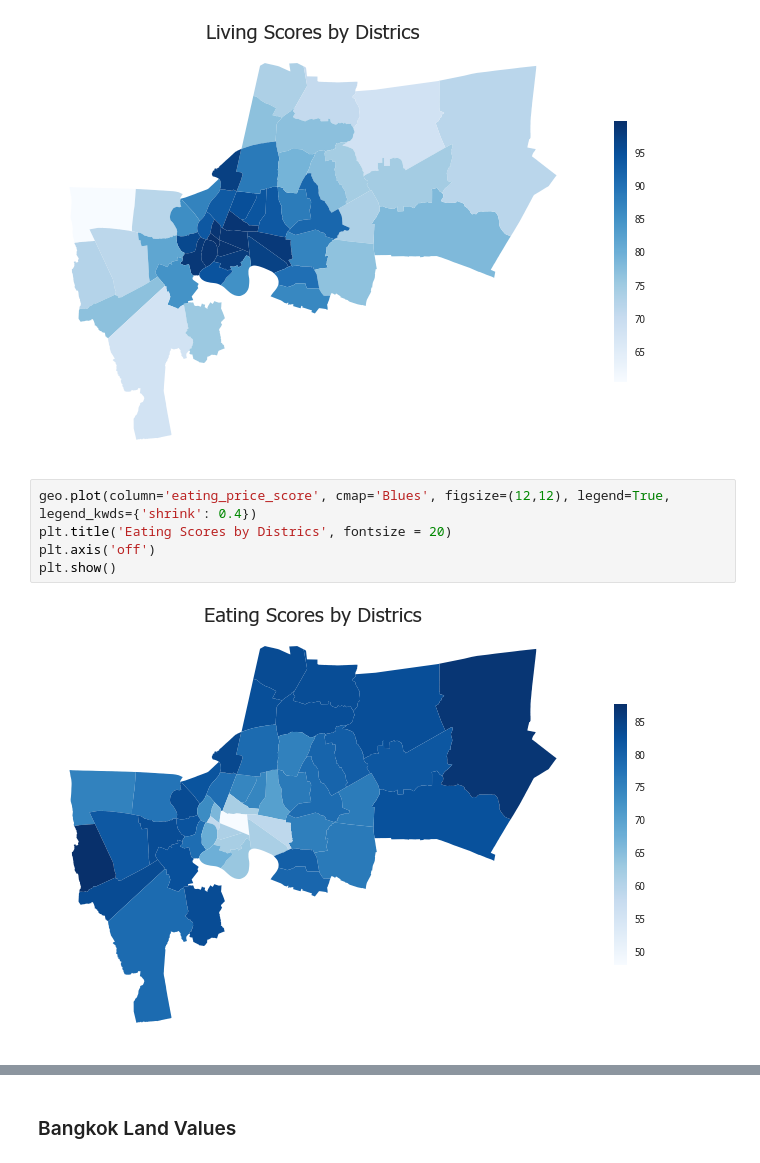
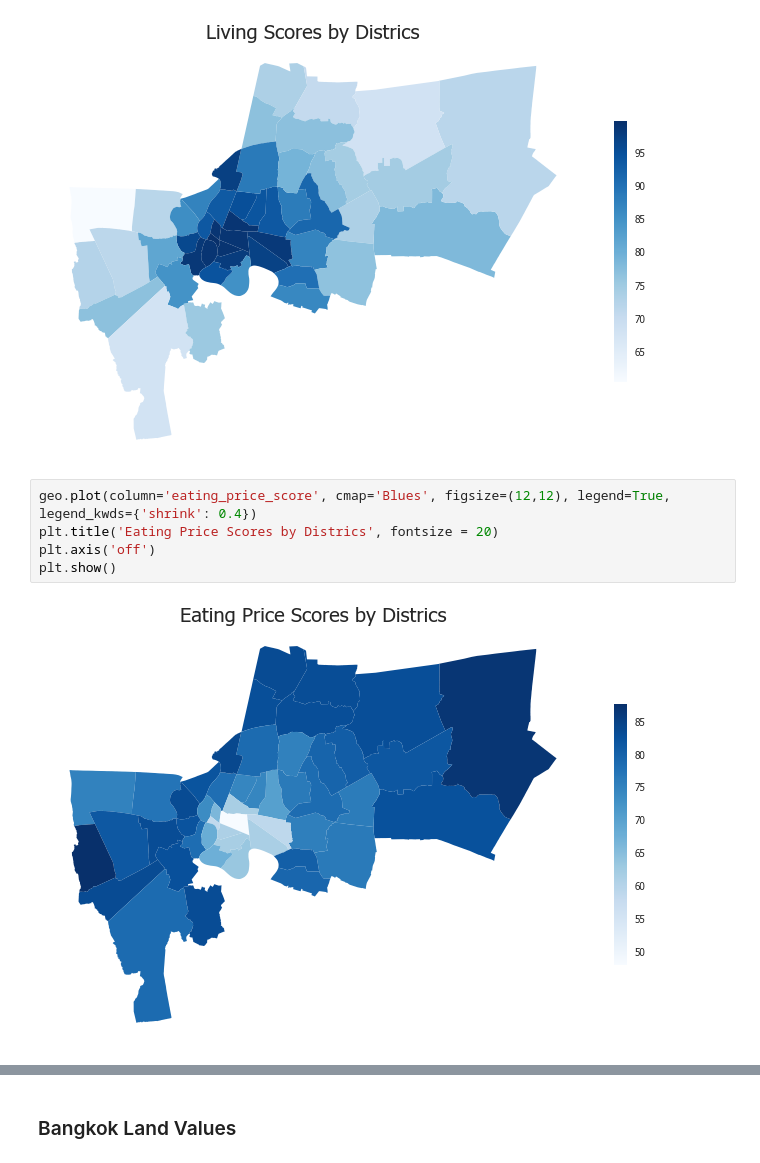
Before and after one commit to terjirapat/DADS5001-Project, a Jupyter notebook: project.ipynb, the cells around one changed output, grey strips where cells are left out. Saved outputs shown, nothing was run; the diff lists cells and outputs as text.

```diff
--- a/project.ipynb
+++ b/project.ipynb
@@ -498,10 +498,10 @@ plt.show()
 [figure]
 # %%
 geo.plot(column='eating_price_score', cmap='Blues', figsize=(12,12), legend=True, legend_kwds={'shrink': 0.4})
-plt.title('Eating Scores by Districs', fontsize = 20)
+plt.title('Eating Price Scores by Districs', fontsize = 20)
 plt.axis('off')
 plt.show()
 # %% [output]
-[figure, old version]
+[figure, new version]
 # %%
 geo.plot(column='eating_quality_score', cmap='Blues', figsize=(12,12), legend=True, legend_kwds={'shrink': 0.4})
```
Also changed, not shown: parts of 1 cell of this notebook, 1 other file.
